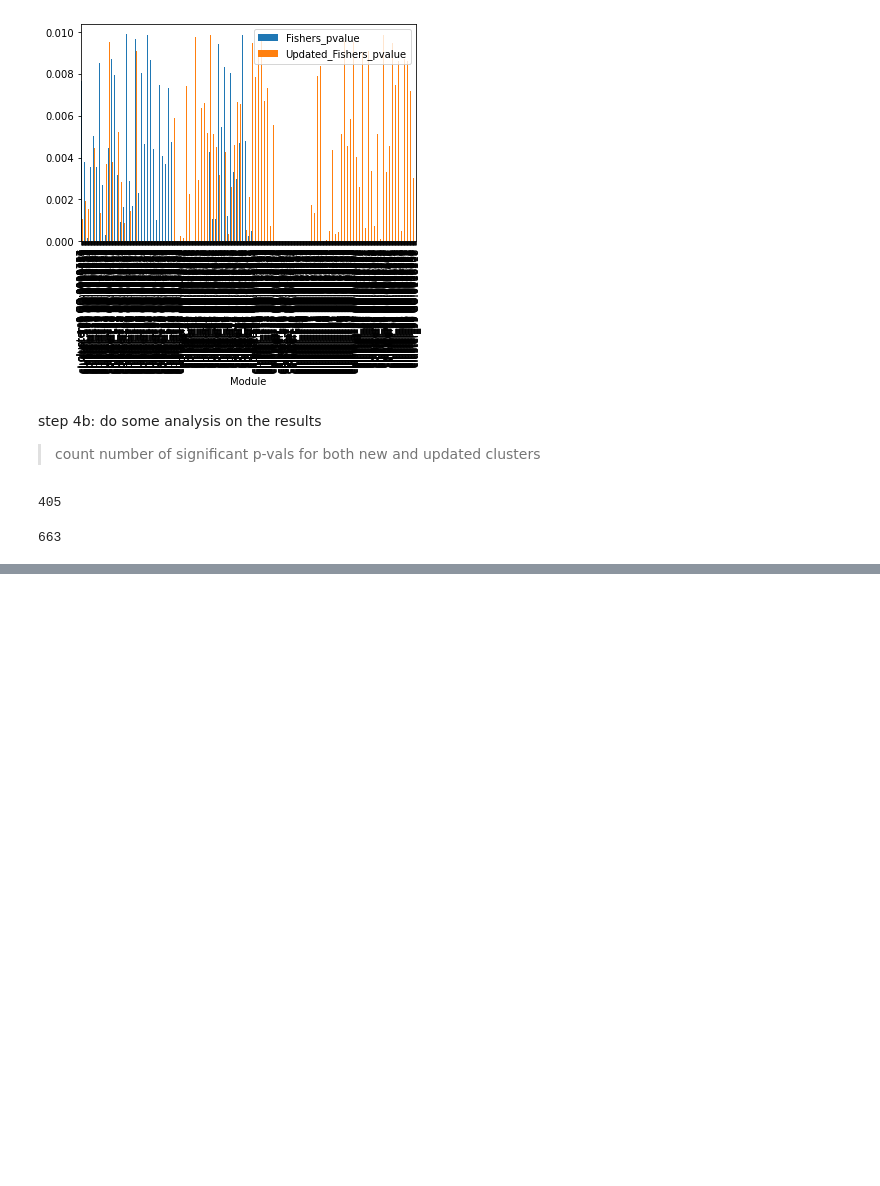
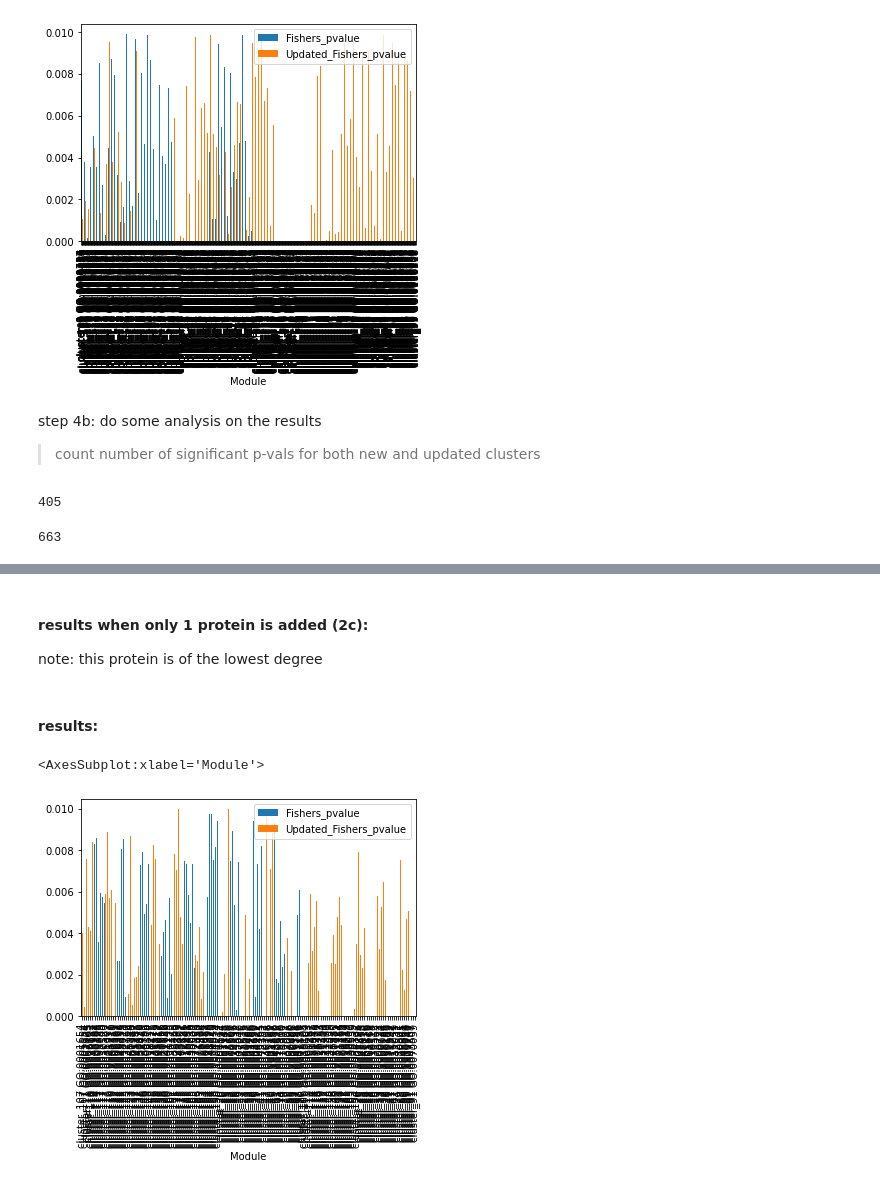
Before and after one commit to chrlatte/ClusteringWithDSD, a Jupyter notebook: src/new_analysis_notebook.ipynb, the cells around one changed output, grey strips where cells are left out. Cells and saved outputs as stored; diff of their text form; code cells hidden in the pictures; blank space fills up the shorter version.

```diff
--- a/src/new_analysis_notebook.ipynb
+++ b/src/new_analysis_notebook.ipynb
@@ -101,0 +385,3 @@ results_df_1['Updated_Fishers_pvalue'].count()
+# %% [markdown]
+#### results when only 1 protein is added (2c): <br>
+note: this protein is of the lowest degree
@@ -101,0 +401,32 @@ results_df_1['Updated_Fishers_pvalue'].count()
+# %%
+original_fe_2c = get_initialized_fe(genomic_background_filepath, term_mapping_filepath, termlist = all_go_terms)
+
+updated_fe_2c = get_initialized_fe(genomic_background_filepath, term_mapping_filepath, termlist = all_go_terms)
+
+original_fe_2c.importFiles({'query': original_clusters_querylist_2c })
+original_fe_2c.run(cluster=False)
+
+updated_fe_2c.importFiles({'query': updated_clusters_querylist_2c })
+updated_fe_2c.run(cluster=False)
+# %%
+# original:
+original_df_2c = original_fe_2c.enrichment[['Module', 'Term', 'Fishers_pvalue']].copy()
+original_df_2c['Module'] = original_df_2c['Module'] + ' ' + original_df_2c['Term']
+original_df_2c.drop('Term', axis=1, inplace=True)
+
+# clusters with added proteins:
+updated_df_2c = updated_fe_2c.enrichment[['Module', 'Term', 'Fishers_pvalue']].copy()
+
+updated_df_2c['Module'] = updated_df_2c['Module'] + ' ' + updated_df_2c['Term']
+updated_df_2c.drop('Term', axis=1, inplace=True)
+updated_df_2c.rename(columns = {'Fishers_pvalue':'Updated_Fishers_pvalue'}, inplace = True)
+
+# combine into a single df:
+results_df_2c = pd.merge(original_df_2c, updated_df_2c, on=['Module'], how='outer')
+# %% [markdown]
+#### results:
+# %%
+results_df_2c.plot(x="Module", y=["Fishers_pvalue", "Updated_Fishers_pvalue"], kind="bar")
+# %% [output]
+<AxesSubplot:xlabel='Module'>
+[figure, added]
```
Also changed, not shown: parts of 45 cells of this notebook.
